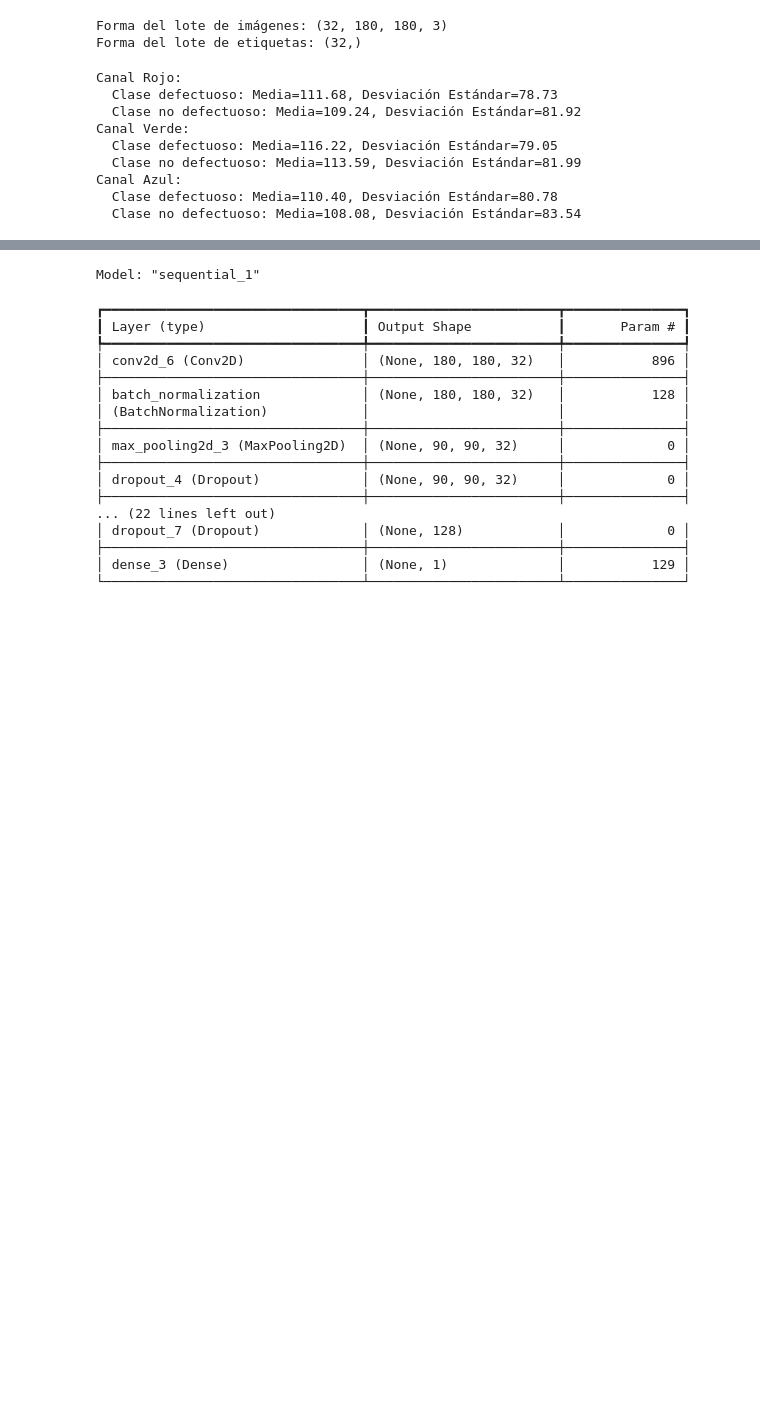
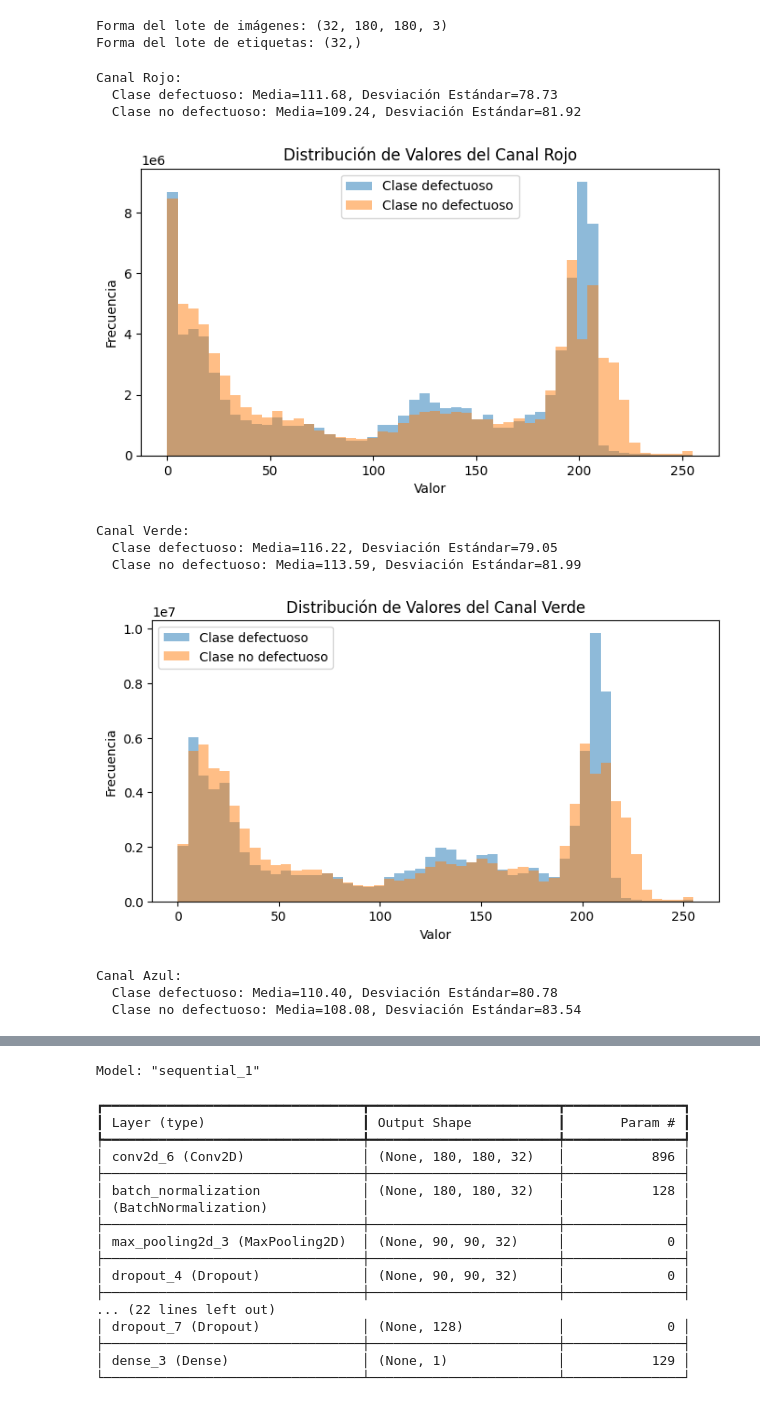
Before and after one commit to Pemoreira74/Trabajo_final, a Jupyter notebook: Trabajo_final_v8.ipynb, the cells around one changed output, grey strips where cells are left out. Drawn from its saved outputs; the diff is of its cells as text; code cells hidden in the pictures; blank space fills up the shorter version.

```diff
--- a/Trabajo_final_v8.ipynb
+++ b/Trabajo_final_v8.ipynb
@@ -151,29 +185,52 @@ def calculate_and_plot_statistics(images, labels):
         print(f"Canal {channel}:")
         print(f"  Clase defectuoso: Media={mean0:.2f}, Desviación Estándar={std0:.2f}")
         print(f"  Clase no defectuoso: Media={mean1:.2f}, Desviación Estándar={std1:.2f}")
-# %%
-
-# Aplicar al conjunto de entrenamiento
-calculate_and_plot_statistics(train_images, train_labels)
-
-# Función para aplicar la atención
-norm_layer = LayerNormalization()
-def attention_block(inputs):
-    _, h, w, c = inputs.shape
-    x = Reshape((h * w, c))(inputs)
-    x = Permute((2,1))(x)
-    x = norm_layer(x)
-    x = Attention()([x, x])
-    x = Permute((2,1))(x)
-    x = Reshape((h, w, c))(x)
-    return x
-# %% [output]
-Canal Rojo:
-  Clase defectuoso: Media=111.68, Desviación Estándar=78.73
-  Clase no defectuoso: Media=109.24, Desviación Estándar=81.92
-Canal Verde:
-  Clase defectuoso: Media=116.22, Desviación Estándar=79.05
-  Clase no defectuoso: Media=113.59, Desviación Estándar=81.99
-Canal Azul:
-  Clase defectuoso: Media=110.40, Desviación Estándar=80.78
-  Clase no defectuoso: Media=108.08, Desviación Estándar=83.54
+# %%
+# Análisis estadístico de características (después de cargar y dividir los datos)
+
+def calculate_and_plot_statistics(images, labels):
+    """Calcula y grafica estadísticas descriptivas para cada canal de color."""
+    # Separar imágenes por clase
+    class0_images = images[labels == 0]
+    class1_images = images[labels == 1]
+
+    # Calcular estadísticas para cada canal
+    channels = ['Rojo', 'Verde', 'Azul']
+    for i, channel in enumerate(channels):
+        class0_channel_values = class0_images[:, :, :, i].flatten()
+        class1_channel_values = class1_images[:, :, :, i].flatten()
+
+        # Calcular media y desviación estándar
+        mean0 = np.mean(class0_channel_values)
+        std0 = np.std(class0_channel_values)
+        mean1 = np.mean(class1_channel_values)
+        std1 = np.std(class1_channel_values)
+
+        print(f"Canal {channel}:")
+        print(f"  Clase defectuoso: Media={mean0:.2f}, Desviación Estándar={std0:.2f}")
+        print(f"  Clase no defectuoso: Media={mean1:.2f}, Desviación Estándar={std1:.2f}")
+
+        # Graficar histogramas (opcional)
+        plt.figure(figsize=(8, 4))
+        plt.hist(class0_channel_values, bins=50, alpha=0.5, label='Clase defectuoso')
+        plt.hist(class1_channel_values, bins=50, alpha=0.5, label='Clase no defectuoso')
+        plt.title(f'Distribución de Valores del Canal {channel}')
+        plt.xlabel('Valor')
+        plt.ylabel('Frecuencia')
+        plt.legend()
+        plt.show()
+
+# Aplicar al conjunto de entrenamiento
+calculate_and_plot_statistics(train_images, train_labels)
+# %% [output]
+Canal Rojo:
+  Clase defectuoso: Media=111.68, Desviación Estándar=78.73
+  Clase no defectuoso: Media=109.24, Desviación Estándar=81.92
+[figure, added]
+Canal Verde:
+  Clase defectuoso: Media=116.22, Desviación Estándar=79.05
+  Clase no defectuoso: Media=113.59, Desviación Estándar=81.99
+[figure, added]
+Canal Azul:
+  Clase defectuoso: Media=110.40, Desviación Estándar=80.78
+  Clase no defectuoso: Media=108.08, Desviación Estándar=83.54
```
Also changed, not shown: parts of 3 cells of this notebook.
